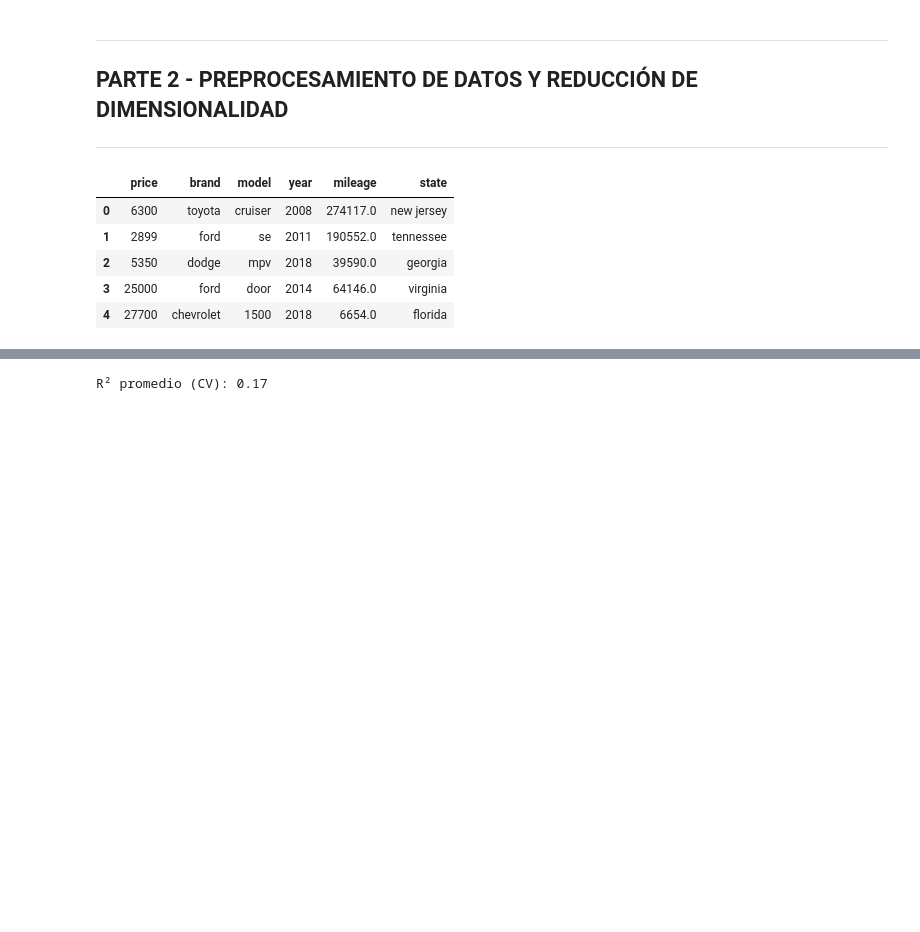
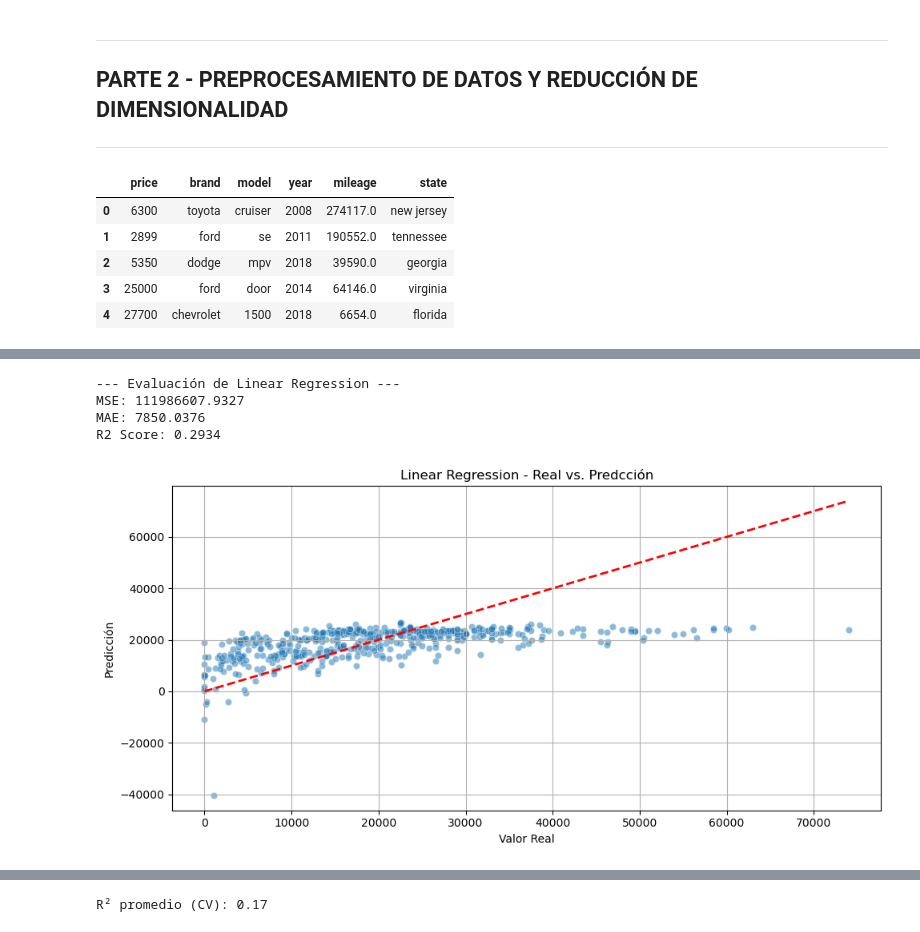
Before and after one commit to J-SALGADOM/IIA_Proyecto, a Jupyter notebook: IIA_Proyecto_Codigo.ipynb, the cells around one changed output, grey strips where cells are left out. Saved outputs shown, nothing was run; the diff lists cells and outputs as text; code cells hidden in the pictures; blank space fills up the shorter version.

```diff
--- a/IIA_Proyecto_Codigo.ipynb
+++ b/IIA_Proyecto_Codigo.ipynb
@@ -221,0 +200,49 @@ R² Score:                     0.2934
+# %%
+# SEPARAMOS LAS VARIABLES EN ENTRENAMIENTO Y TESTETO
+x_train, x_test, y_train, y_test = train_test_split(x_scaled, y, test_size=0.2, random_state=42)
+# %%
+# CREAMOS FUNCIÓN PARA EVALUAR MODELOS DE REGRESIÓN
+def evaluate_model(model, x_test, y_test, model_name='Modelo'):
+    """
+    Evalúa un modelo de regresión y muestra métricas clave.
+
+    Argumentos:
+        model: El modelo de regresión entrenado.
+        x_test: El conjunto de datos de testeo.
+        y_test: Las etiquetas reales del conjunto de testeo.
+        model_name: Nombre descriptivo para el modelo, usado para los outputs
+    """
+
+    y_pred = model.predict(x_test)
+
+    results = {
+        'MSE': mean_squared_error(y_test, y_pred),
+        'MAE': mean_absolute_error(y_test, y_pred),
+        'R2 Score': r2_score(y_test, y_pred)
+    }
+
+    print(f'\n--- Evaluación de {model_name} ---')
+    for metric, value in results.items():
+        print(f'{metric}: {value:.4f}')
+
+    plt.figure(figsize=(10,5))
+    sns.scatterplot(x=y_test, y=y_pred, alpha=0.5)
+    plt.plot([y_test.min(), y_test.max()], [y_test.min(), y_test.max()], 'r--', linewidth=2)
+    plt.xlabel("Valor Real")
+    plt.ylabel("Predicción")
+    plt.title(f"{model_name} - Real vs. Predcción")
+    plt.grid(True)
+    plt.tight_layout()
+    plt.show()
+# %%
+# IMPLEMENTAMOS MODELO LINEAR REGRESSION Y EVALUAMOS
+lr_model = LinearRegression()
+lr_model.fit(x_train, y_train)
+
+lr_results = evaluate_model(lr_model, x_test, y_test, 'Linear Regression')
+# %% [output]
+--- Evaluación de Linear Regression ---
+MSE: 111986607.9327
+MAE: 7850.0376
+R2 Score: 0.2934
+[figure, added]
```
Also changed, not shown: parts of 26 cells of this notebook.
